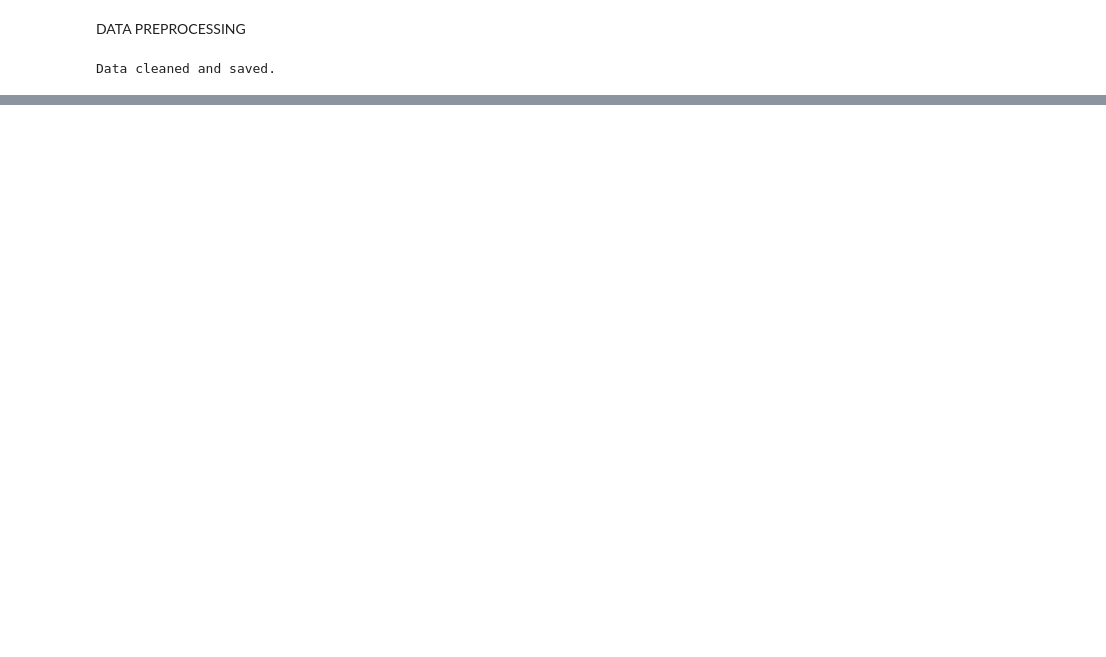
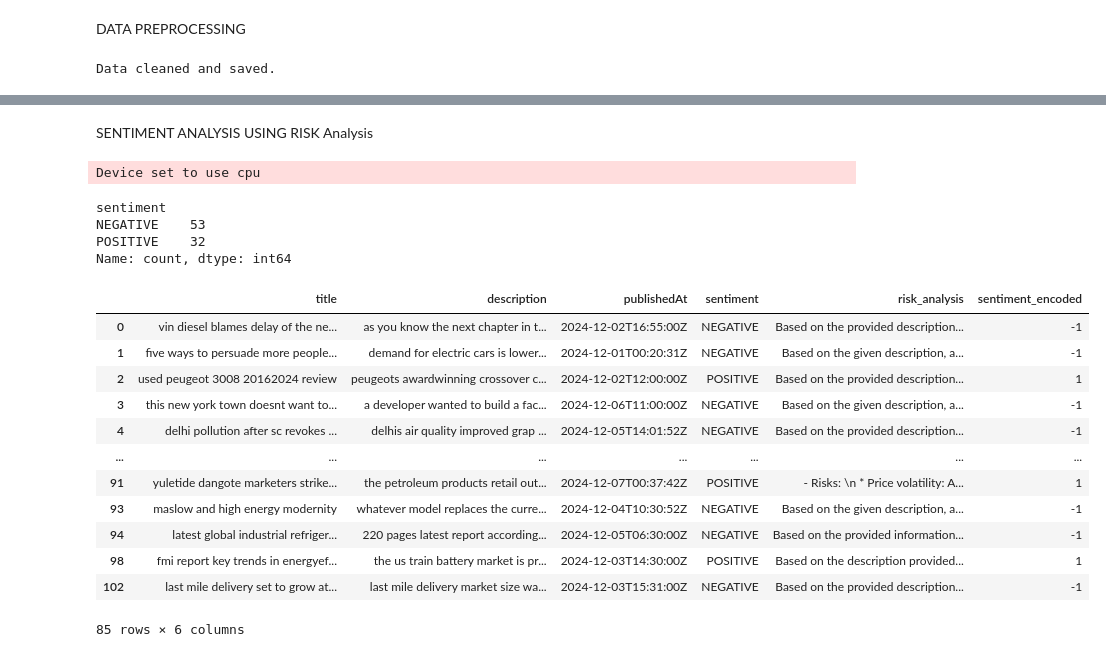
Before and after one commit to deepak12345678900/SupplyChainDisruption, a Jupyter notebook: supply_chain.ipynb, the cells around one changed output, grey strips where cells are left out. Cells and saved outputs as stored; diff of their text form; code cells hidden in the pictures; blank space fills up the shorter version.

```diff
--- a/supply_chain.ipynb
+++ b/supply_chain.ipynb
@@ -170,0 +380,27 @@ plt.show()
+# %%
+import os
+import pandas as pd
+from groq import Groq
+
+client = Groq(api_key="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")
+def analyze_risk(description):
+    # Prepare the message to be sent to the model
+    prompt = f"Identify the  risks on  diesel/fuel supply chain disruptions  described in the following text. Provide the 'reason for the risk'.'\nDescription: {description}\n"
+
+    # Make an API request to Groq to analyze the description
+    chat_completion = client.chat.completions.create(
+        messages=[{
+            "role": "user",
+            "content": prompt,
+        }],
+        model="llama-3.3-70b-versatile",
+    )
+
+
+    # Get the response content
+    response = chat_completion.choices[0].message.content.strip()
+    return response
+# i=1
+# print(analyze_risk(list(diesel_df.description)[i]),list(diesel_df.sentiment)[i])
+    # Check if the response contains 'There is no risk' or an actual risk response
+# list(diesel_df.sentiment)[29]
@@ -170,0 +409,2 @@ plt.show()
+# %%
+diesel_df["risk_analysis"] = diesel_df["description"].apply(analyze_risk)
@@ -170,0 +482,37 @@ plt.show()
+# %% [markdown]
+SENTIMENT ANALYSIS USING RISK Analysis
+# %%
+from transformers import pipeline
+
+# Load model and tokenizer
+sentiment_analyzer = pipeline("sentiment-analysis",
+                              model="distilbert-base-uncased-finetuned-sst-2-english",device=-1)
+
+diesel_df['sentiment'] = diesel_df['description'].apply(lambda x: sentiment_analyzer(x)[0]['label'])
+# %% [output]
+Device set to use cpu
+# %%
+diesel_df["sentiment"].value_counts()
+# %% [output]
+sentiment
+NEGATIVE    53
+POSITIVE    32
+Name: count, dtype: int64
+# %%
+diesel_df['sentiment_encoded'] = diesel_df['sentiment'].map({'POSITIVE': 1, 'NEGATIVE': -1})
+# %%
+diesel_df
+# %% [output]
+|  | title | description | publishedAt | sentiment | risk_analysis | sentiment_encoded |
+| 0 | vin diesel blames delay of the ne... | as you know the next chapter in t... | 2024-12-02T16:55:00Z | NEGATIVE | Based on the provided description... | -1 |
+| 1 | five ways to persuade more people... | demand for electric cars is lower... | 2024-12-01T00:20:31Z | NEGATIVE | Based on the given description, a... | -1 |
+| 2 | used peugeot 3008 20162024 review | peugeots awardwinning crossover c... | 2024-12-02T12:00:00Z | POSITIVE | Based on the provided description... | 1 |
+| 3 | this new york town doesnt want to... | a developer wanted to build a fac... | 2024-12-06T11:00:00Z | NEGATIVE | Based on the given description, a... | -1 |
+| 4 | delhi pollution after sc revokes ... | delhis air quality improved grap ... | 2024-12-05T14:01:52Z | NEGATIVE | Based on the provided description... | -1 |
+| ... | ... | ... | ... | ... | ... | ... |
+| 91 | yuletide dangote marketers strike... | the petroleum products retail out... | 2024-12-07T00:37:42Z | POSITIVE | - Risks: \n * Price volatility: A... | 1 |
+| 93 | maslow and high energy modernity | whatever model replaces the curre... | 2024-12-04T10:30:52Z | NEGATIVE | Based on the given description, a... | -1 |
+| 94 | latest global industrial refriger... | 220 pages latest report according... | 2024-12-05T06:30:00Z | NEGATIVE | Based on the provided information... | -1 |
+| 98 | fmi report key trends in energyef... | the us train battery market is pr... | 2024-12-03T14:30:00Z | POSITIVE | Based on the description provided... | 1 |
+| 102 | last mile delivery set to grow at... | last mile delivery market size wa... | 2024-12-03T15:31:00Z | NEGATIVE | Based on the provided description... | -1 |
+85 rows × 6 columns
```
Also changed, not shown: parts of 31 cells of this notebook, 5 other files.
